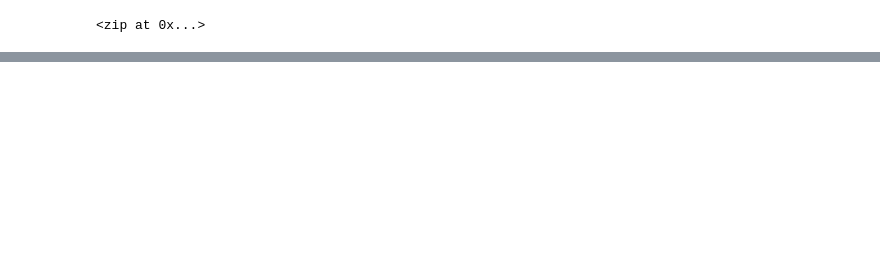
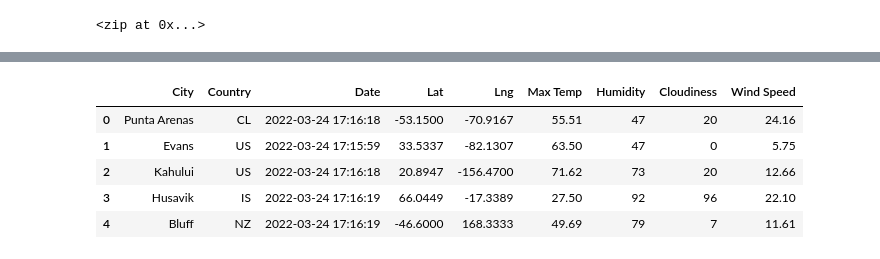
Before and after one commit to agomoll/World_Weather_Analysis, a Jupyter notebook: WeatherPy.ipynb, the cells around one changed output, grey strips where cells are left out. Cells and saved outputs as stored; diff of their text form; code cells hidden in the pictures; blank space fills up the shorter version.

```diff
--- a/WeatherPy.ipynb
+++ b/WeatherPy.ipynb
@@ -35,0 +147,13 @@ len(cities)
+# %%
+# Reorder the dataframe
+city_data_df_new_order = ["City", "Country", "Date", "Lat", "Lng", "Max Temp", "Humidity", "Cloudiness", "Wind Speed"]
+city_data_df = city_data_df[city_data_df_new_order]
+
+city_data_df.head()
+# %% [output]
+|  | City | Country | Date | Lat | Lng | Max Temp | Humidity | Cloudiness | Wind Speed |
+| 0 | Punta Arenas | CL | 2022-03-24 17:16:18 | -53.1500 | -70.9167 | 55.51 | 47 | 20 | 24.16 |
+| 1 | Evans | US | 2022-03-24 17:15:59 | 33.5337 | -82.1307 | 63.50 | 47 | 0 | 5.75 |
+| 2 | Kahului | US | 2022-03-24 17:16:18 | 20.8947 | -156.4700 | 71.62 | 73 | 20 | 12.66 |
+| 3 | Husavik | IS | 2022-03-24 17:16:19 | 66.0449 | -17.3389 | 27.50 | 92 | 96 | 22.10 |
+| 4 | Bluff | NZ | 2022-03-24 17:16:19 | -46.6000 | 168.3333 | 49.69 | 79 | 7 | 11.61 |
```
Also changed, not shown: parts of 8 cells of this notebook, 5 other files.
